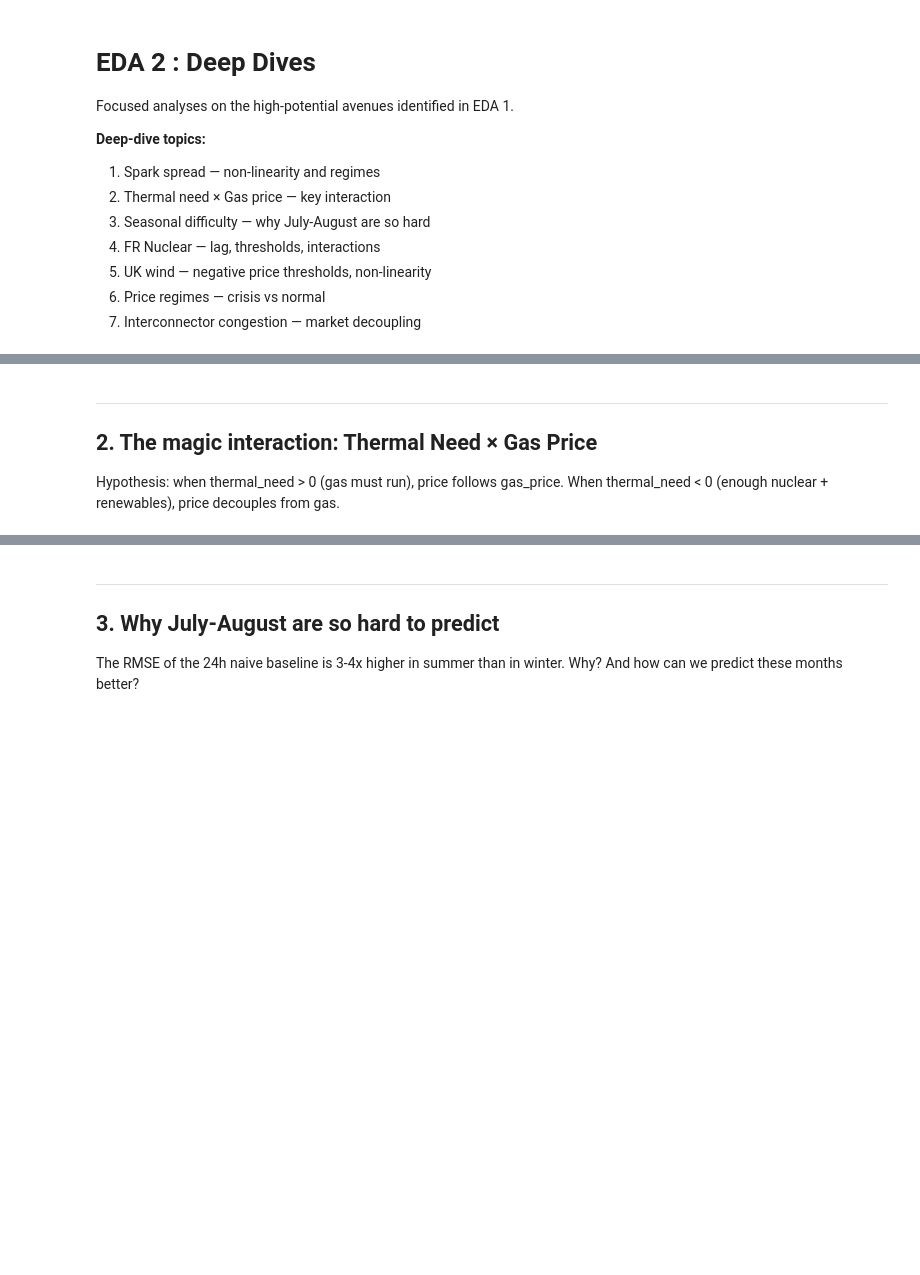
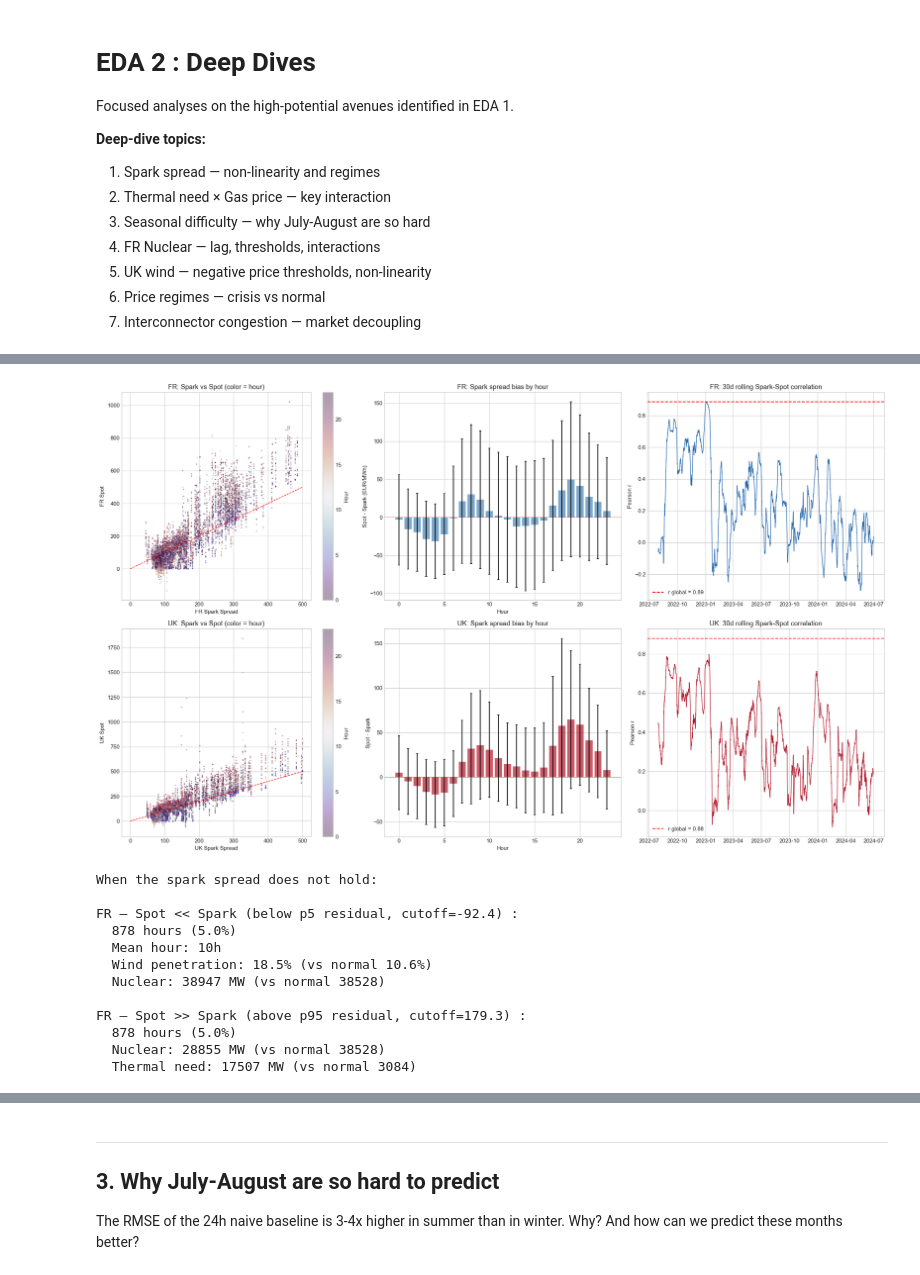
Before and after one commit to mathieucbd/incommodities-case-crunch-2026, a Jupyter notebook: notebooks/02_eda_deep_dives.ipynb, the cells around one changed output, grey strips where cells are left out. Drawn from its saved outputs; the diff is of its cells as text; code cells hidden in the pictures; blank space fills up the shorter version.

```diff
--- a/notebooks/02_eda_deep_dives.ipynb
+++ b/notebooks/02_eda_deep_dives.ipynb
@@ -61,16 +68,16 @@ fig, axes = plt.subplots(2, 3, figsize=(20, 12))
 mask = train['fr_spark'].notna()
 fr_s = train[mask]
 
-# 1a. Scatter coloré par heure — le spark tient-il à toutes les heures ?
+# 1a. Scatter colored by hour — does the spark hold across all hours?
 sc = axes[0, 0].scatter(fr_s['fr_spark'], fr_s['fr_spot'], c=fr_s['datetime_CET'].dt.hour,
                         cmap='twilight_shifted', s=2, alpha=0.4)
 axes[0, 0].plot([0, 500], [0, 500], 'r--', linewidth=1)
 axes[0, 0].set_xlabel('FR Spark Spread')
 axes[0, 0].set_ylabel('FR Spot')
-axes[0, 0].set_title('FR: Spark vs Spot (couleur = heure)')
-plt.colorbar(sc, ax=axes[0, 0], label='Heure')
+axes[0, 0].set_title('FR: Spark vs Spot (color = hour)')
+plt.colorbar(sc, ax=axes[0, 0], label='Hour')
 
-# 1b. Résidu spot - spark par heure
+# 1b. Spot - spark residual by hour
 fr_s = fr_s.copy()
 fr_s['spark_resid'] = fr_s['fr_spot'] - fr_s['fr_spark']
 resid_by_hour = fr_s.groupby(fr_s['datetime_CET'].dt.hour)['spark_resid'].agg(['mean', 'std'])
@@ -78,17 +85,18 @@ axes[0, 1].bar(resid_by_hour.index, resid_by_hour['mean'], color='steelblue', al
 axes[0, 1].errorbar(resid_by_hour.index, resid_by_hour['mean'], yerr=resid_by_hour['std'],
                     fmt='none', color='black', capsize=2)
 axes[0, 1].axhline(0, color='red', linewidth=0.5)
-axes[0, 1].set_xlabel('Heure')
+axes[0, 1].set_xlabel('Hour')
 axes[0, 1].set_ylabel('Spot - Spark (EUR/MWh)')
-axes[0, 1].set_title('FR: Biais du spark spread par heure')
+axes[0, 1].set_title('FR: Spark spread bias by hour')
 
-# 1c. Corrélation spark-spot glissante (régimes)
-window = 720  # 30 jours
+# 1c. Rolling spark-spot correlation (regimes)
+window = 720  # 30 days
 mask_both = train['fr_spark'].notna()
 rolling_r = train.loc[mask_both, 'fr_spot'].rolling(window).corr(train.loc[mask_both, 'fr_spark'])
+fr_global_r = train.loc[mask_both, 'fr_spot'].corr(train.loc[mask_both, 'fr_spark'])
 axes[0, 2].plot(train.loc[mask_both, 'datetime_CET'], rolling_r, linewidth=1, color='#2166ac')
-axes[0, 2].axhline(0.89, color='red', linestyle='--', label='r global = 0.89')
-axes[0, 2].set_title('FR: Corrélation Spark-Spot glissante 30j')
+axes[0, 2].axhline(fr_global_r, color='red', linestyle='--', label=f'r global = {fr_global_r:.2f}')
+axes[0, 2].set_title('FR: 30d rolling Spark-Spot correlation')
 axes[0, 2].set_ylabel('Pearson r')
 axes[0, 2].legend()
 
@@ -96,50 +104,63 @@ axes[0, 2].legend()
 mask = train['uk_spark'].notna()
 uk_s = train[mask].copy()
 
 sc = axes[1, 0].scatter(uk_s['uk_spark'], uk_s['uk_spot'], c=uk_s['datetime_CET'].dt.hour,
                         cmap='twilight_shifted', s=2, alpha=0.4)
 axes[1, 0].plot([0, 500], [0, 500], 'r--', linewidth=1)
 axes[1, 0].set_xlabel('UK Spark Spread')
 axes[1, 0].set_ylabel('UK Spot')
-axes[1, 0].set_title('UK: Spark vs Spot (couleur = heure)')
-plt.colorbar(sc, ax=axes[1, 0], label='Heure')
+axes[1, 0].set_title('UK: Spark vs Spot (color = hour)')
+plt.colorbar(sc, ax=axes[1, 0], label='Hour')
 
 uk_s['spark_resid'] = uk_s['uk_spot'] - uk_s['uk_spark']
 resid_by_hour = uk_s.groupby(uk_s['datetime_CET'].dt.hour)['spark_resid'].agg(['mean', 'std'])
 axes[1, 1].bar(resid_by_hour.index, resid_by_hour['mean'], color='#b2182b', alpha=0.7)
 axes[1, 1].errorbar(resid_by_hour.index, resid_by_hour['mean'], yerr=resid_by_hour['std'],
                     fmt='none', color='black', capsize=2)
 axes[1, 1].axhline(0, color='red', linewidth=0.5)
-axes[1, 1].set_xlabel('Heure')
+axes[1, 1].set_xlabel('Hour')
 axes[1, 1].set_ylabel('Spot - Spark')
-axes[1, 1].set_title('UK: Biais du spark spread par heure')
+axes[1, 1].set_title('UK: Spark spread bias by hour')
 
 rolling_r = train.loc[mask, 'uk_spot'].rolling(window).corr(train.loc[mask, 'uk_spark'])
+uk_global_r = train.loc[mask, 'uk_spot'].corr(train.loc[mask, 'uk_spark'])
 axes[1, 2].plot(train.loc[mask, 'datetime_CET'], rolling_r, linewidth=1, color='#b2182b')
-axes[1, 2].axhline(0.88, color='red', linestyle='--', label='r global = 0.88')
-axes[1, 2].set_title('UK: Corrélation Spark-Spot glissante 30j')
+axes[1, 2].axhline(uk_global_r, color='red', linestyle='--', label=f'r global = {uk_global_r:.2f}')
+axes[1, 2].set_title('UK: 30d rolling Spark-Spot correlation')
 axes[1, 2].set_ylabel('Pearson r')
 axes[1, 2].legend()
 
 plt.tight_layout()
 plt.show()
 
-# Analyse : quand le spark rate
-print('Quand le spark spread ne fonctionne pas :')
-print(f'\nFR — Spot << Spark (prix bas malgré gaz cher) :')
-low_resid = fr_s[fr_s['spark_resid'] < -100]
-print(f'  {len(low_resid)} heures ({100*len(low_resid)/len(fr_s):.1f}%)')
-print(f'  Heure moyenne: {low_resid["datetime_CET"].dt.hour.mean():.0f}h')
+# Analysis: when the spark breaks down (quantile-based thresholds)
+print('When the spark spread does not hold:')
+low_cutoff = fr_s['spark_resid'].quantile(0.05)
+high_cutoff = fr_s['spark_resid'].quantile(0.95)
+
+print(f'\nFR — Spot << Spark (below p5 residual, cutoff={low_cutoff:.1f}) :')
+low_resid = fr_s[fr_s['spark_resid'] < low_cutoff]
+print(f'  {len(low_resid)} hours ({100*len(low_resid)/len(fr_s):.1f}%)')
+print(f'  Mean hour: {low_resid["datetime_CET"].dt.hour.mean():.0f}h')
 print(f'  Wind penetration: {low_resid["fr_wind_pen"].mean()*100:.1f}% (vs normal {fr_s["fr_wind_pen"].mean()*100:.1f}%)')
 print(f'  Nuclear: {low_resid["fr_nuclear_avcap_f"].mean():.0f} MW (vs normal {fr_s["fr_nuclear_avcap_f"].mean():.0f})')
 
-print(f'\nFR — Spot >> Spark (prix bien au-dessus du gaz) :')
-high_resid = fr_s[fr_s['spark_resid'] > 200]
-print(f'  {len(high_resid)} heures ({100*len(high_resid)/len(fr_s):.1f}%)')
+print(f'\nFR — Spot >> Spark (above p95 residual, cutoff={high_cutoff:.1f}) :')
+high_resid = fr_s[fr_s['spark_resid'] > high_cutoff]
+print(f'  {len(high_resid)} hours ({100*len(high_resid)/len(fr_s):.1f}%)')
 print(f'  Nuclear: {high_resid["fr_nuclear_avcap_f"].mean():.0f} MW (vs normal {fr_s["fr_nuclear_avcap_f"].mean():.0f})')
 print(f'  Thermal need: {high_resid["fr_thermal_need"].mean():.0f} MW (vs normal {fr_s["fr_thermal_need"].mean():.0f})')
+# %% [output]
+[figure, added]
+When the spark spread does not hold:
+
+FR — Spot << Spark (below p5 residual, cutoff=-92.4) :
+  878 hours (5.0%)
+  Mean hour: 10h
+  Wind penetration: 18.5% (vs normal 10.6%)
+  Nuclear: 38947 MW (vs normal 38528)
+
+FR — Spot >> Spark (above p95 residual, cutoff=179.3) :
+  878 hours (5.0%)
+  Nuclear: 28855 MW (vs normal 38528)
+  Thermal need: 17507 MW (vs normal 3084)
-# %% [markdown]
----
-## 2. The magic interaction: Thermal Need × Gas Price
-
-Hypothesis: when thermal_need > 0 (gas must run), price follows gas_price. When thermal_need < 0 (enough nuclear + renewables), price decouples from gas.
```
Also changed, not shown: parts of 21 cells of this notebook, 19 other files.
